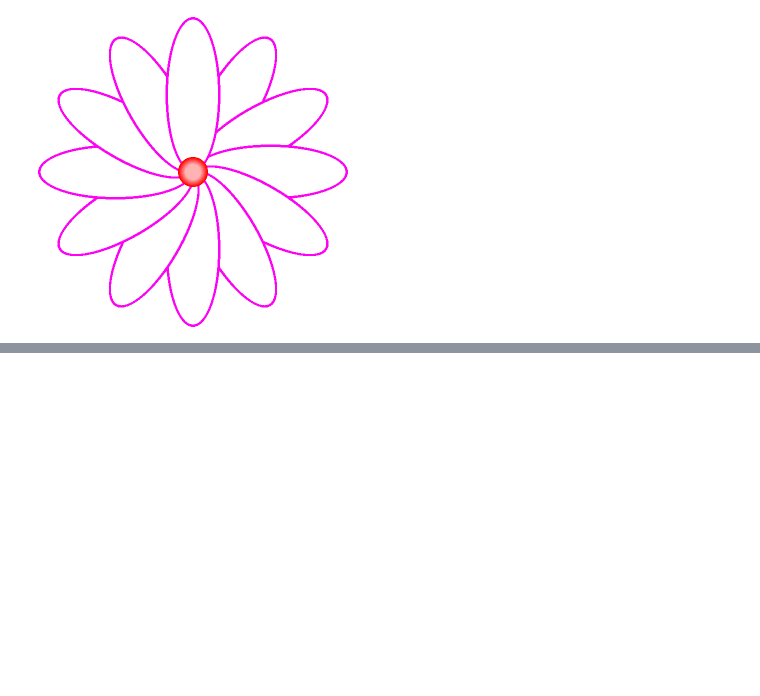
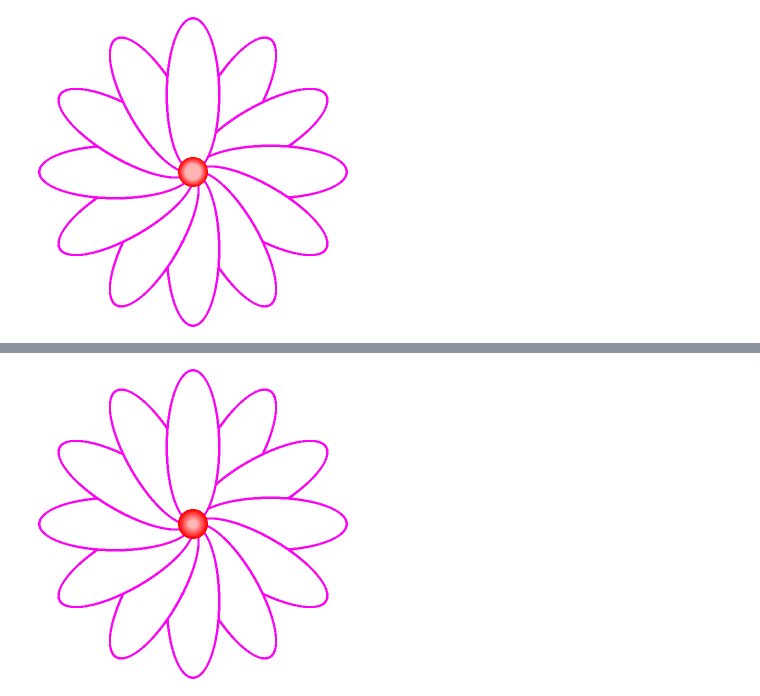
Before and after one commit to SkriptenMk/I_eW_25-29, a Jupyter notebook: files/lektionen_hs25/250915_schlaufen/for_loop.ipynb, the cells around one changed output, grey strips where cells are left out. Drawn from its saved outputs; the diff is of its cells as text; code cells hidden in the pictures; blank space fills up the shorter version.

```diff
--- a/files/lektionen_hs25/250915_schlaufen/for_loop.ipynb
+++ b/files/lektionen_hs25/250915_schlaufen/for_loop.ipynb
@@ -95,0 +106,5 @@ zeige_grafik(flower_with_middle)
+# %%
+result = ueberlagere(dot_0, flower_automated)
+zeige_grafik(result)
+# %% [output]
+[figure, added]
```
Also changed, not shown: parts of 1 cell of this notebook.
